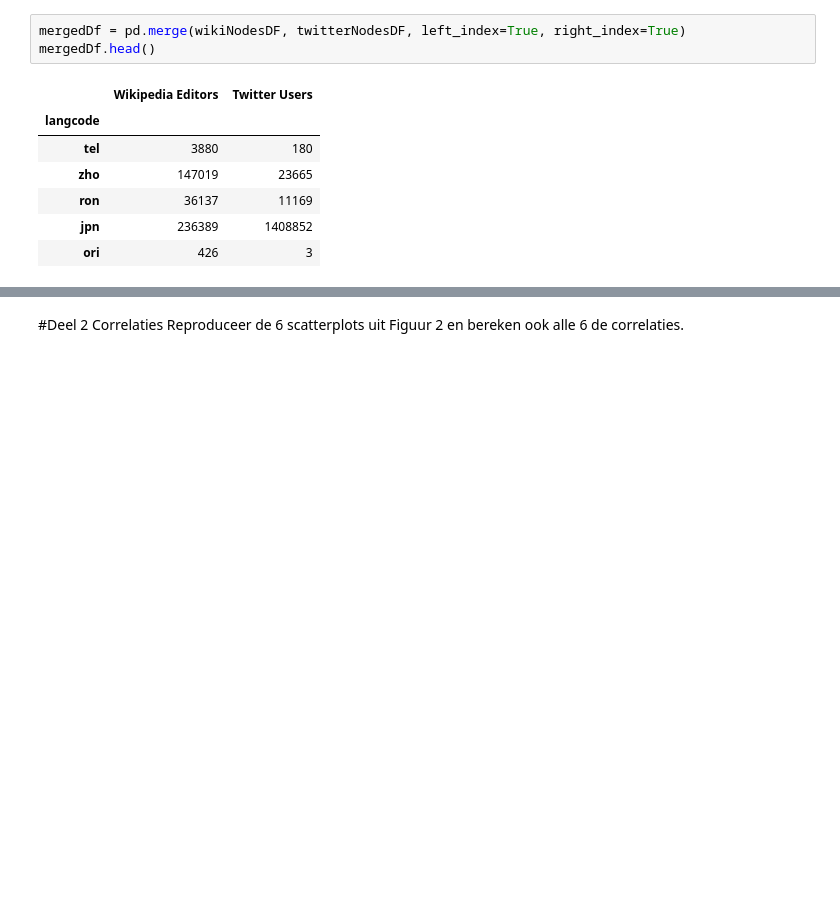
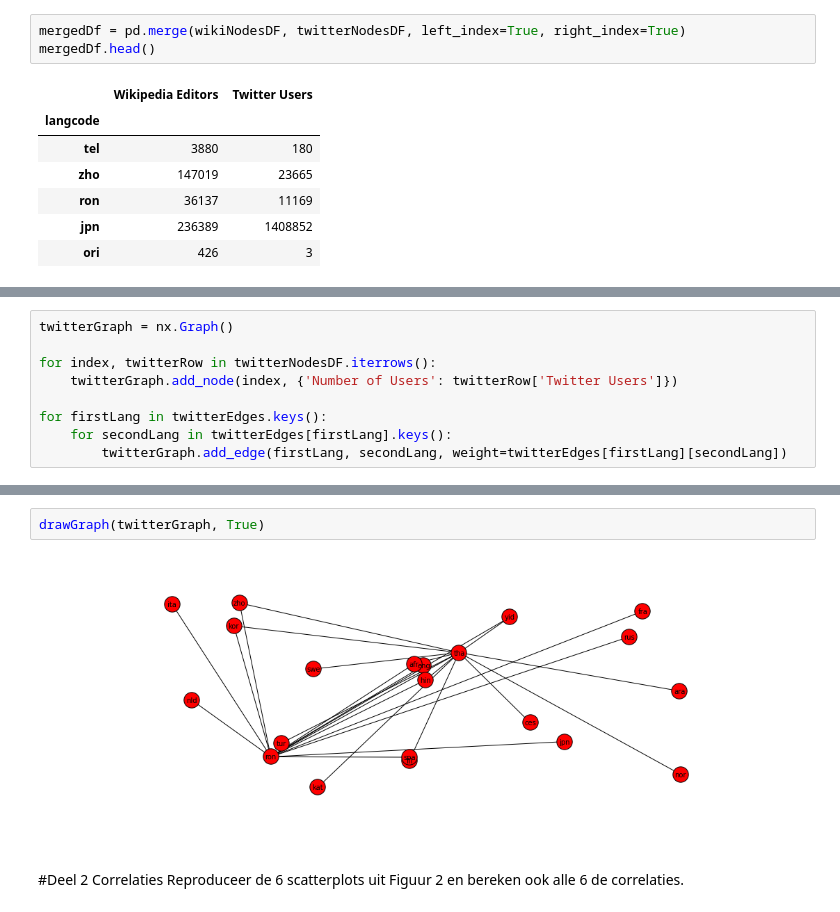
Before and after one commit to jvriemsdijk/Data-science, a Jupyter notebook: Opdrachten/week 5/10441913_10430121_week5.ipynb, the cells around one changed output, grey strips where cells are left out. Drawn from its saved outputs; the diff is of its cells as text; blank space fills up the shorter version.

```diff
--- a/Opdrachten/week 5/10441913_10430121_week5.ipynb
+++ b/Opdrachten/week 5/10441913_10430121_week5.ipynb
@@ -318,0 +368,9 @@ mergedDf.head()
+# %%
+twitterGraph = nx.Graph()
+
+for index, twitterRow in twitterNodesDF.iterrows():
+    twitterGraph.add_node(index, {'Number of Users': twitterRow['Twitter Users']})
+
+for firstLang in twitterEdges.keys():
+    for secondLang in twitterEdges[firstLang].keys():
+        twitterGraph.add_edge(firstLang, secondLang, weight=twitterEdges[firstLang][secondLang])
@@ -319,3 +381,7 @@ mergedDf.head()
+# %%
+drawGraph(twitterGraph, True)
+# %% [output]
+[figure, added]
 # %% [markdown]
 #Deel 2 Correlaties
 Reproduceer de 6 scatterplots uit Figuur 2 en bereken ook alle 6 de correlaties.
```
Also changed, not shown: parts of 12 cells of this notebook.
